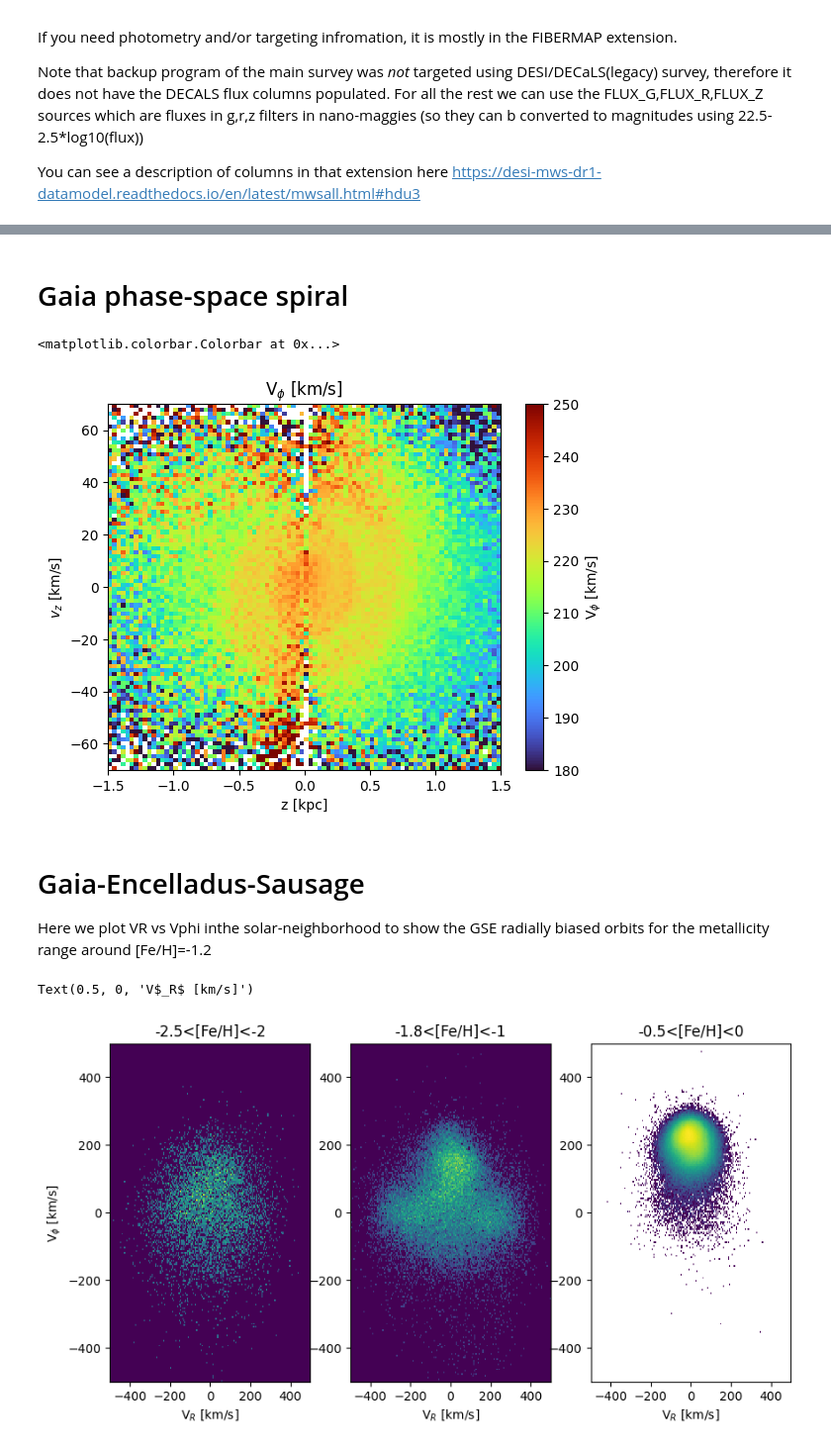
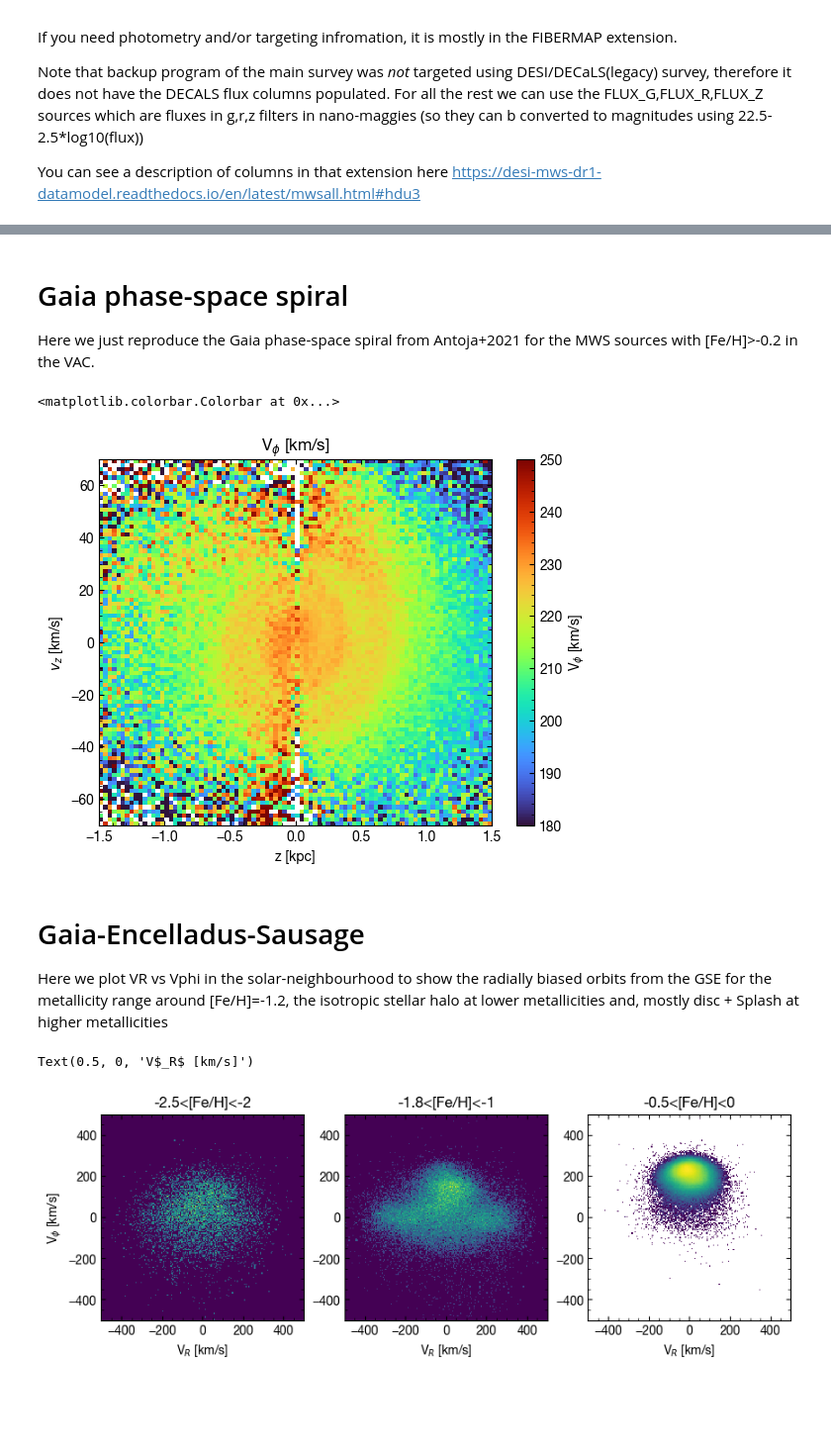
Before and after one commit to desimilkyway/dr1_tutorials, a Jupyter notebook: DR1_tutorial.ipynb, the cells around one changed output, grey strips where cells are left out. Shown at 99% size. Drawn from its saved outputs; the diff is of its cells as text; code cells hidden in the pictures; blank space fills up the shorter version.

```diff
--- a/DR1_tutorial.ipynb
+++ b/DR1_tutorial.ipynb
@@ -403,11 +418,24 @@ LZ=(Vphi*Cc.rho).to_value(auni.kpc)
 # %% [markdown]
 # Gaia phase-space spiral
+
+Here we just reproduce the Gaia phase-space spiral from Antoja+2021 for the MWS sources with [Fe/H]>-0.2 in the VAC.
 # %%
-cur_sel = main_sel&(G_T['PARALLAX']>3*G_T['PARALLAX_ERROR']) &(RV_T['FEH']>-0.2)
-S = scipy.stats.binned_statistic_2d(Cg.z[cur_sel],Cg.v_z[cur_sel],Vphi[cur_sel],'median',range=[[-1.5,1.5],[-70,70]],
-                                   bins=[90,90])
+cur_sel = main_sel & (G_T['PARALLAX']
+                      > 4 * G_T['PARALLAX_ERROR']) & (RV_T['FEH'] > -0.3)
+S = scipy.stats.binned_statistic_2d(Cg.z[cur_sel],
+                                    Cg.v_z[cur_sel],
+                                    Vphi[cur_sel],
+                                    'median',
+                                    range=[[-1.5, 1.5], [-70, 70]],
+                                    bins=[90, 90])
 
-plt.imshow(-S.statistic.T, extent=(-1.5,1.5,-70,70), origin='lower',cmap='turbo',aspect='auto',vmin=180,vmax=250)
+plt.imshow(-S.statistic.T,
+           extent=(-1.5, 1.5, -70, 70),
+           origin='lower',
+           cmap='turbo',
+           aspect='auto',
+           vmin=180,
+           vmax=250)
 
 plt.xlabel('z [kpc]')
 plt.ylabel(r'$v_z$ [km/s]')
@@ -415,40 +443,55 @@ plt.title(r'V$_\phi$ [km/s]')
 plt.colorbar(label='V$_\phi$ [km/s]')
 # %% [output]
 <matplotlib.colorbar.Colorbar at 0x...>
-[figure, old version]
+[figure, new version]
 # %% [markdown]
 # Gaia-Encelladus-Sausage
 
-Here we plot VR vs Vphi inthe solar-neighborhood to show the GSE radially biased orbits for the metallicity range around [Fe/H]=-1.2
+Here we plot VR vs Vphi in the solar-neighbourhood to show the radially biased orbits from the GSE for the metallicity range around [Fe/H]=-1.2,
+the isotropic stellar halo at lower metallicities and, mostly disc + Splash at higher metallicities
 # %%
-
-cur_sel = (main_sel&(G_T['PARALLAX']>5*G_T['PARALLAX_ERROR']) &(RV_T['FEH']>-2.5)&(RV_T['FEH']<-2) &
-betw(RV_T['TEFF'],4500,7000) & (RV_T['VSINI']<30))
-plt.figure(figsize=(10,5))
-plt.subplot(1,3,1)
-plt.hist2d(VR[cur_sel], -Vphi[cur_sel],range=[[-500,500],[-500, 500]],bins=[200,200], norm=maco.PowerNorm(gamma=.5));
+cur_sel = (main_sel & (G_T['PARALLAX'] > 5 * G_T['PARALLAX_ERROR']) &
+           (RV_T['FEH'] > -2.5) & (RV_T['FEH'] < -2)
+           & betw(RV_T['TEFF'], 4500, 7000) & (RV_T['VSINI'] < 30))
+plt.figure(figsize=(10, 3))
+plt.subplot(1, 3, 1)
+plt.hist2d(VR[cur_sel],
+           -Vphi[cur_sel],
+           range=[[-500, 500], [-500, 500]],
+           bins=[200, 200],
+           norm=maco.PowerNorm(gamma=.5))
 plt.title('-2.5<[Fe/H]<-2')
 plt.xlabel('V$_R$ [km/s]')
 plt.ylabel(r'V$_\phi$ [km/s]')
 
-cur_sel = (main_sel&(G_T['PARALLAX']>5*G_T['PARALLAX_ERROR']) &(RV_T['FEH']>-1.8)&(RV_T['FEH']<-1.2) &
-betw(RV_T['TEFF'],4500,7000) & (RV_T['VSINI']<30))
+cur_sel = (main_sel & (G_T['PARALLAX'] > 5 * G_T['PARALLAX_ERROR']) &
+           (RV_T['FEH'] > -1.8) & (RV_T['FEH'] < -1.2)
+           & betw(RV_T['TEFF'], 4500, 7000) & (RV_T['VSINI'] < 30))
 
-plt.subplot(1,3,2)
-plt.hist2d(VR[cur_sel], -Vphi[cur_sel],range=[[-500,500],[-500, 500]],bins=[200,200], norm=maco.PowerNorm(gamma=.5));
+plt.subplot(1, 3, 2)
+plt.hist2d(VR[cur_sel],
+           -Vphi[cur_sel],
+           range=[[-500, 500], [-500, 500]],
+           bins=[200, 200],
+           norm=maco.PowerNorm(gamma=.5))
 plt.title('-1.8<[Fe/H]<-1')
 plt.xlabel('V$_R$ [km/s]')
 
-cur_sel = (main_sel&(G_T['PARALLAX']>5*G_T['PARALLAX_ERROR']) &(RV_T['FEH']>-0.5)&(RV_T['FEH']<0) &
-betw(RV_T['TEFF'],4500,7000) & (RV_T['VSINI']<30))
+cur_sel = (main_sel & (G_T['PARALLAX'] > 5 * G_T['PARALLAX_ERROR']) &
+           (RV_T['FEH'] > -0.5) & (RV_T['FEH'] < 0)
+           & betw(RV_T['TEFF'], 4500, 7000) & (RV_T['VSINI'] < 30))
 
-plt.subplot(1,3,3)
-plt.hist2d(VR[cur_sel], -Vphi[cur_sel],range=[[-500,500],[-500, 500]],bins=[200,200], norm=maco.LogNorm());
+plt.subplot(1, 3, 3)
+plt.hist2d(VR[cur_sel],
+           -Vphi[cur_sel],
+           range=[[-500, 500], [-500, 500]],
+           bins=[200, 200],
+           norm=maco.LogNorm())
 plt.title('-0.5<[Fe/H]<0')
 plt.xlabel('V$_R$ [km/s]')
 # %% [output]
 Text(0.5, 0, 'V$_R$ [km/s]')
-[figure, old version]
+[figure, new version]
 # %% [markdown]
 # Single epoch data
 
```
Also changed, not shown: parts of 22 cells of this notebook, 1 other file.
